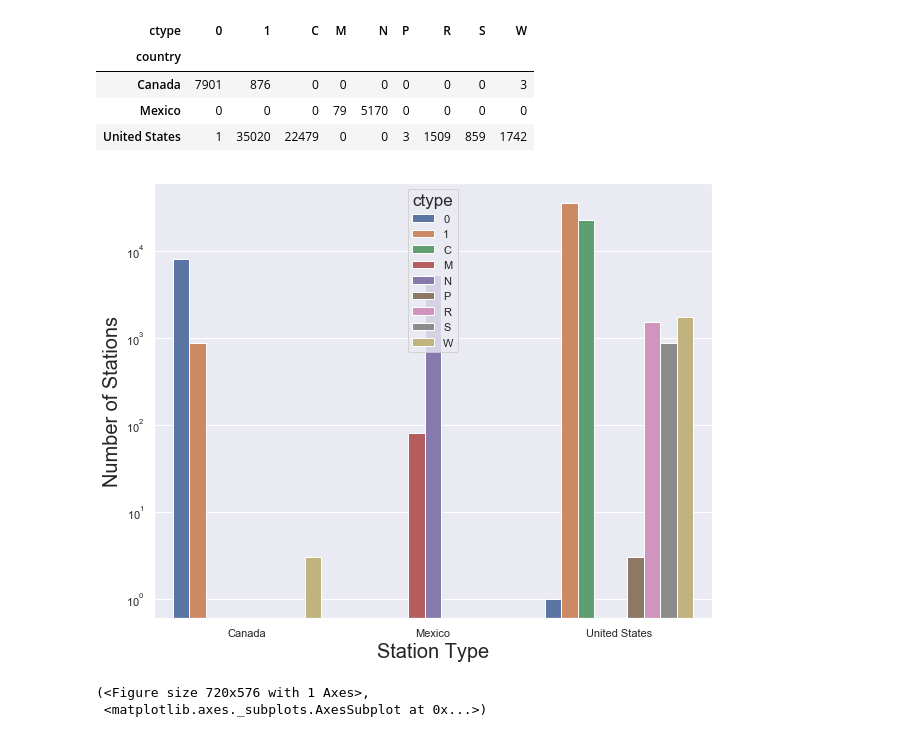
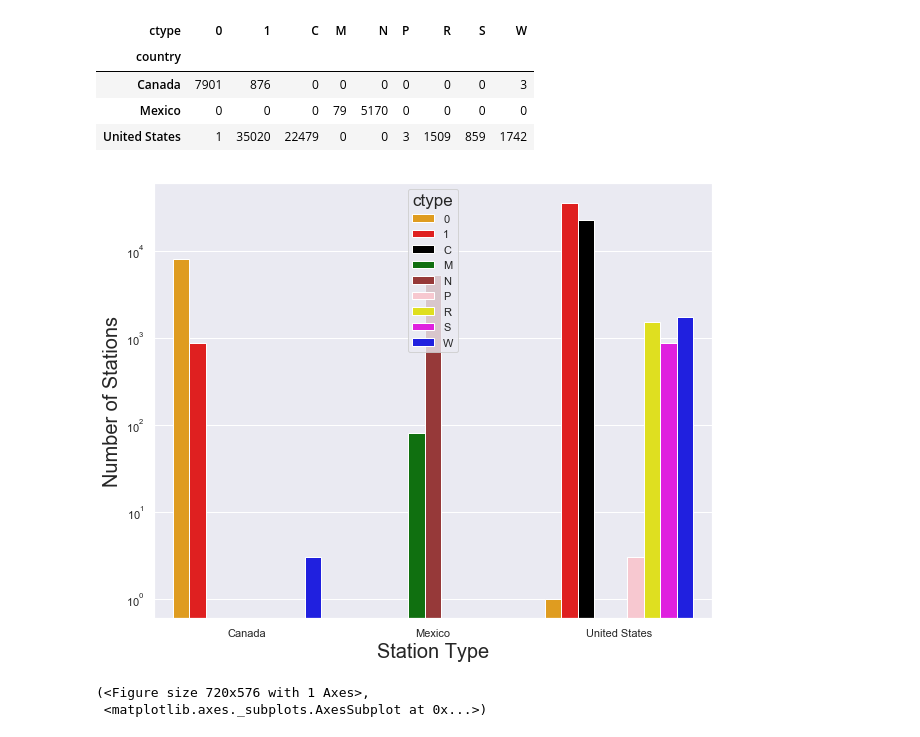
Before and after one commit to douglasdrake/inventory-dashboard, a Jupyter notebook: northamerica.ipynb, the cells around one changed output. Cells and saved outputs as stored; diff of their text form; code cells hidden in the pictures.

Commit message:
fixed color

```diff
--- a/northamerica.ipynb
+++ b/northamerica.ipynb
@@ -421,34 +381,34 @@ ct
 | United States | 1 | 35020 | 22479 | 0 | 0 | 3 | 1509 | 859 | 1742 |
 # %%
 # Plot the above cross tab
-def plot_type_bars (df, filename, img_path=IMG_PATH):
-    #sns.set(style="whitegrid")
+def plot_type_bars (df, colors, filename, img_path=IMG_PATH):
+    sns.set(style="whitegrid")
     #sns.set_context("paper")
     sns.set(rc={"font.size":20,"axes.titlesize":20,"axes.labelsize":20})
 
     ct = pd.crosstab(df.country, df.ctype)
     stacked = ct.stack().reset_index().rename(columns={0:'value'})
 
     fig, ax = plt.subplots(figsize=(10,8))
 
     # plot grouped bar chart
-    sns.barplot(x=stacked.country, y=stacked.value, hue=stacked.ctype)
+    sns.barplot(x=stacked.country, y=stacked.value, hue=stacked.ctype, palette=colors)
 
     ax.set_xlabel("Station Type")
 
     #ax.set_title("")
     fig.get_axes()[0].set_yscale('log')
     ax.set_ylabel("Number of Stations")
 
     output_file = os.path.join(img_path, filename)
     fig.savefig(output_file)
     plt.show()
 
     return fig, ax
 
-plot_type_bars(na_major_types, "type-bars")
+plot_type_bars(na_major_types, station_color_dict, "type-bars")
 # %% [output]
-[figure, old version]
+[figure, new version]
 (<Figure size 720x576 with 1 Axes>,
  <matplotlib.axes._subplots.AxesSubplot at 0x...>)
 # %%
```
Also changed, not shown: parts of 11 cells of this notebook, 1 other file.
